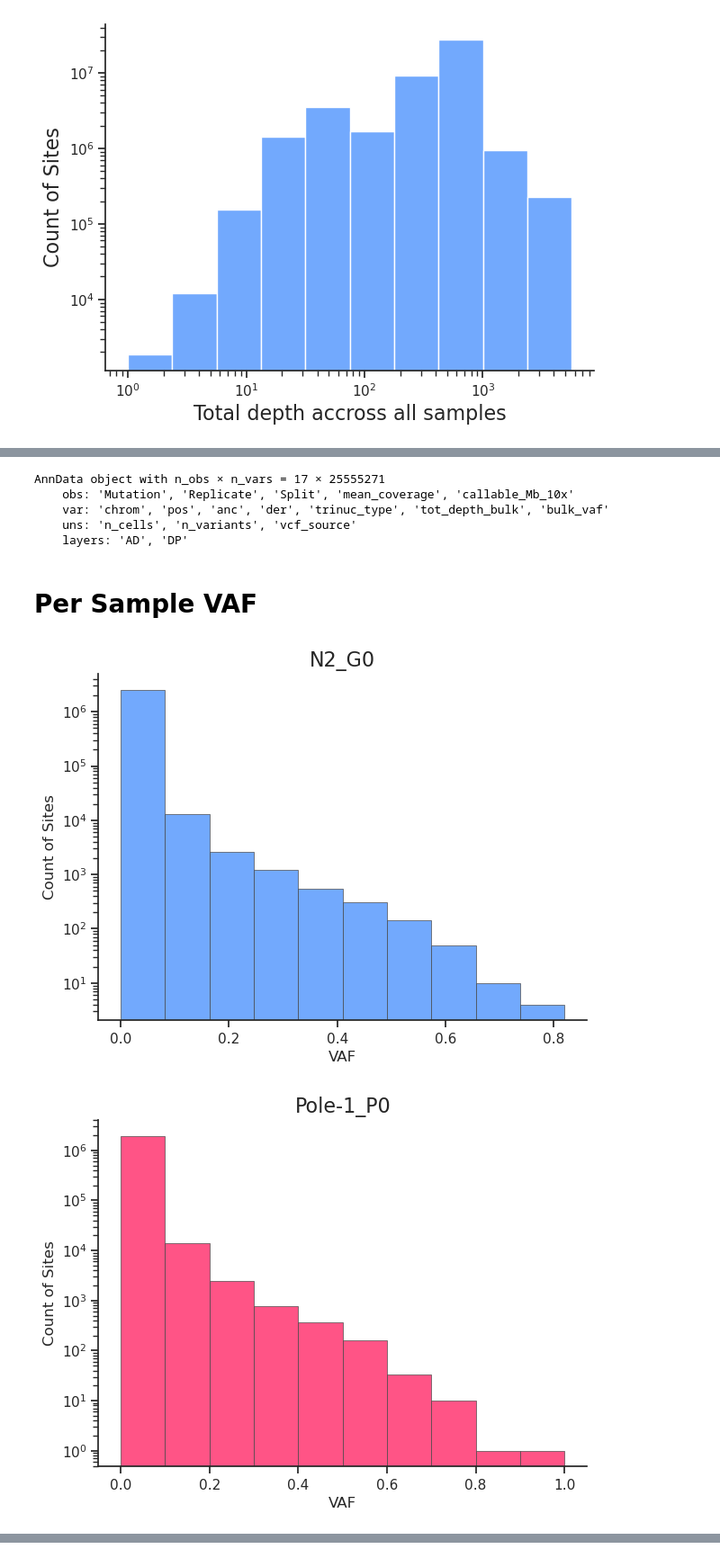
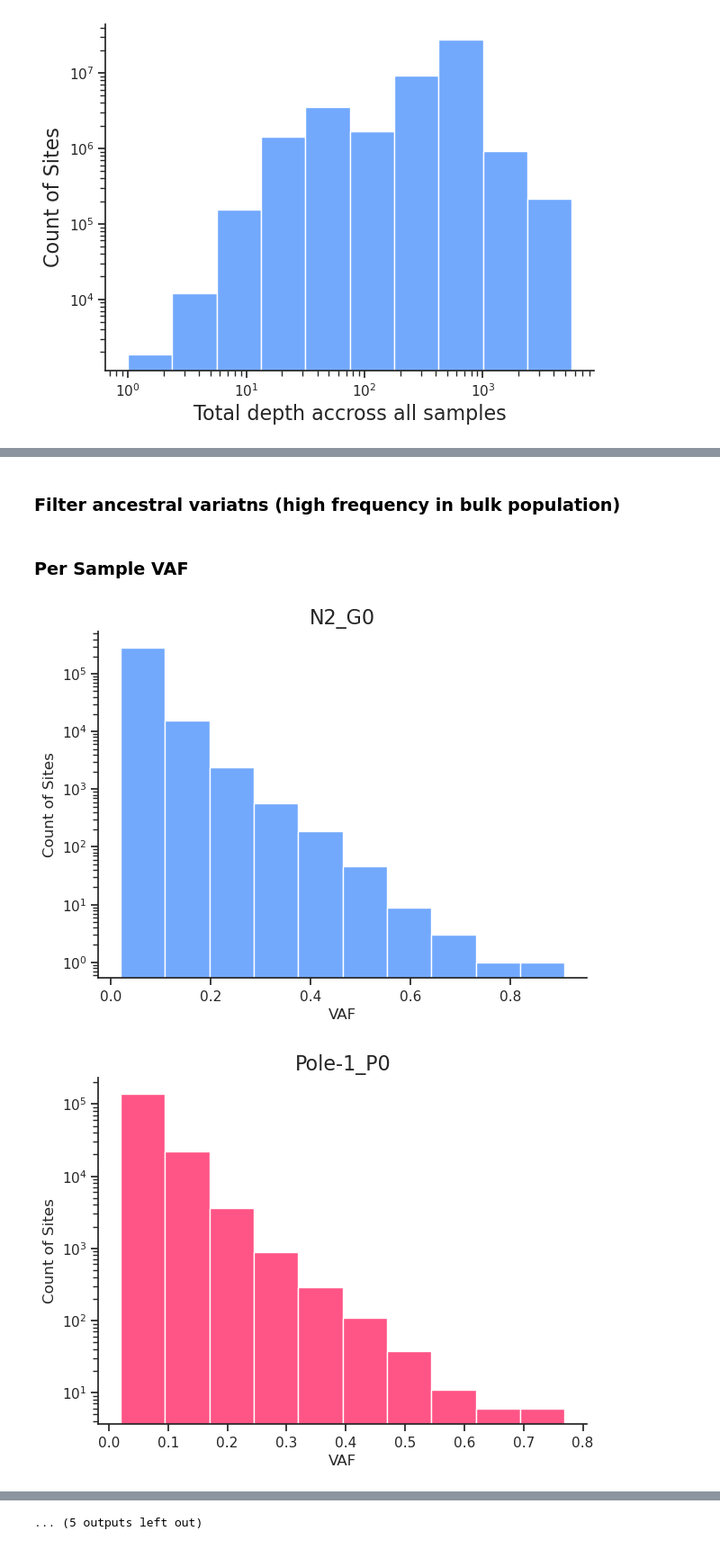
Before and after one commit to SrivatsanLab/SPC_genome, a Jupyter notebook: notebooks/worm_mut_accumulation.ipynb, the cells around one changed output, grey strips where cells are left out. Shown at 90% size. Cells and saved outputs as stored; diff of their text form; code cells hidden in the pictures.

Commit message:
updating mutation accumulation notebooks

```diff
--- a/notebooks/worm_mut_accumulation.ipynb
+++ b/notebooks/worm_mut_accumulation.ipynb
@@ -151,0 +290,8 @@ adata.var
+# %%
+multiallelic_mask = (
+    pole_multiallelic_mask.reindex(adata.var_names, fill_value=False)
+    | N2_multiallelic_mask.reindex(adata.var_names, fill_value=False)
+)
+# %%
+## Filter out multi-allelic sites from G0
+adata = adata[:,~multiallelic_mask].copy()
@@ -196,53 +382,43 @@ Text(0, 0.5, 'Count of Sites')
-# %%
-# Filter out sites without sufficient coverage in all samples
-spc.pp.filter_by_coverage(adata, min_depth=10)
-
-# Filter out singletons
-# spc.pp.filter_by_coverage(adata, min_depth=2, layer='AD')
-
-## Filter out high VAF (ancestral) SNPs
-adata = adata[:,adata.var['bulk_vaf']<0.5].copy()
-# %%
-adata
-# %% [output]
-AnnData object with n_obs × n_vars = 17 × 25555271
-    obs: 'Mutation', 'Replicate', 'Split', 'mean_coverage', 'callable_Mb_10x'
-    var: 'chrom', 'pos', 'anc', 'der', 'trinuc_type', 'tot_depth_bulk', 'bulk_vaf'
-    uns: 'n_cells', 'n_variants', 'vcf_source'
-    layers: 'AD', 'DP'
+# %% [markdown]
+### Filter ancestral variatns (high frequency in bulk population)
+# %%
+adata = adata[:,adata.var['bulk_vaf']<0.3].copy()
 # %% [markdown]
-# Per Sample VAF
+### Per Sample VAF
 # %%
 for sample in adata.obs.index:
     sub = adata[sample,:].copy()
 
-    vaf = spc.utils.context.compute_vaf(sub.layers['AD'].toarray()[0],sub.layers['DP'].toarray()[0],100)
+    spc.pp.filter_by_coverage(sub, min_depth=10, max_depth=100)
 
-    high_vaf=vaf>0.25
+    sub = sub[:,sub.layers['AD']>1].copy()
 
-    adata.var[f"{sample}_high_vaf"]=high_vaf
+    vaf = pd.Series(index=sub.var.index,
+                    data=spc.utils.context.compute_vaf(sub.layers['AD'].toarray()[0],sub.layers['DP'].toarray()[0],100)
+                   )
+
+    high_vaf=vaf>0.3
+
+    adata.var[f"{sample}_high_vaf"]=high_vaf.reindex(adata.var_names, fill_value=False)
 
     sub.var['vaf'] = vaf
-
-    sub = sub[:,sub.layers['AD']>0]
 
     sns.set_theme(style="ticks")
     f, ax = plt.subplots(figsize=(7, 5))
     sns.despine(f)
     sns.histplot(sub.var, x='vaf',
-                 # alpha=0.5,
+                 alpha=0.75,
                  color = pal[sample],
-                 edgecolor=".3",
-                 linewidth=.5,
+                 linewidth=1,
                  ax=ax,
                  # log_scale=True,
                  bins=10
                 )
     ax.set_yscale('log')
     plt.xlabel("VAF", fontsize=12)
     plt.ylabel("Count of Sites", fontsize=12)
     plt.title(sample, fontsize=16)
     plt.show()
 # %% [output]
-[figure, old version]
+[figure, new version]
-[figure, old version]
+[figure, new version]
@@ -259,0 +435 @@ for sample in adata.obs.index:
+... (5 outputs left out)
```
Also changed, not shown: parts of 85 cells of this notebook, 2 other files.
